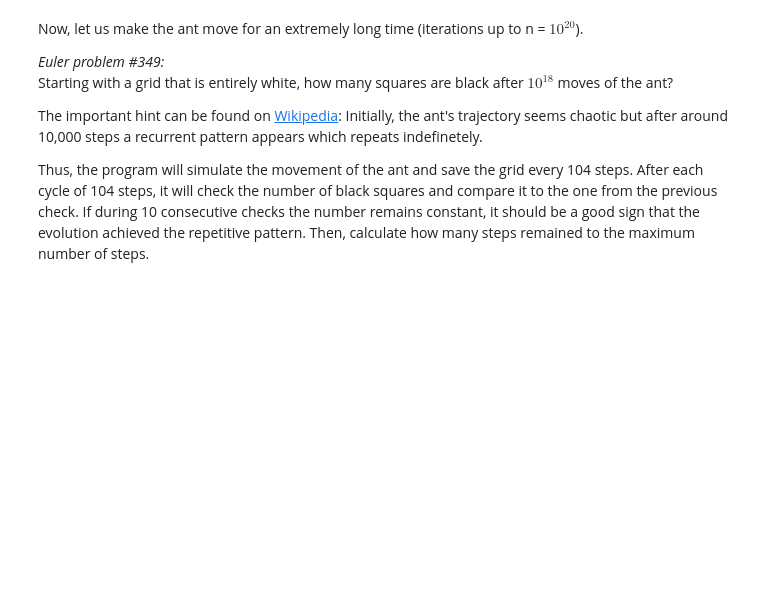
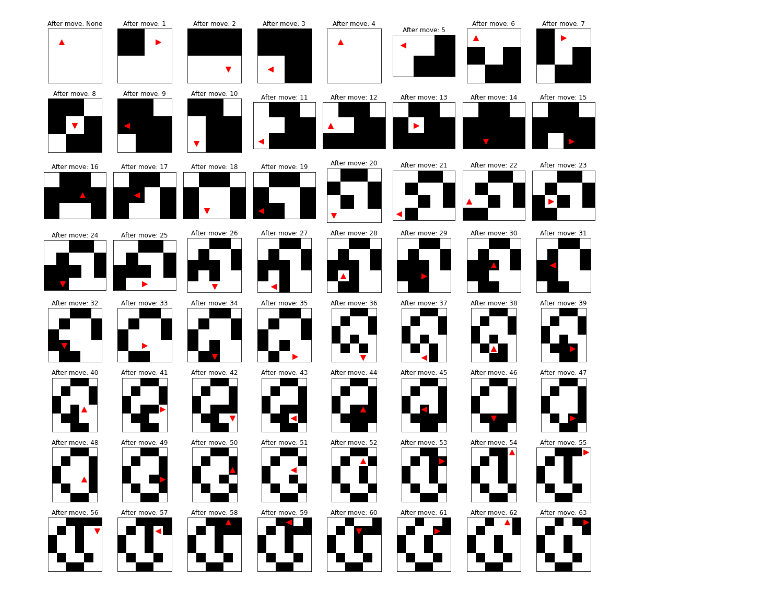
Before and after one commit to m-kosik/langtons-ant, a Jupyter notebook: LangtonsAnt.ipynb, the cells around one changed output. Saved outputs shown, nothing was run; the diff lists cells and outputs as text; code cells hidden in the pictures; blank space fills up the shorter version.

Commit message:
make a square grid to present figures

```diff
--- a/LangtonsAnt.ipynb
+++ b/LangtonsAnt.ipynb
@@ -96,12 +98,0 @@ def plot_board_with_ant(game):
-# %%
-import numpy as np
-import matplotlib.pyplot as plt
-
-iterations = 10
-one_grid = [[0]]
-game = AntGame(one_grid,0,0,'N')
-plot_board_with_ant(game)
-
-for n in range(1,iterations):
-    game.make_one_turn()
-    plot_board_with_ant(game)
@@ -119,10 +99,20 @@ for n in range(1,iterations):
-# %% [markdown]
-Now, let us make the ant move for an extremely long time (iterations up to n = $10^{20}$).
-
-*Euler problem #349:*
-Starting with a grid that is entirely white, how many squares are black after $10^{18}$ moves of the ant?
-
-The important hint can be found on [Wikipedia](https://en.wikipedia.org/wiki/Langton%27s_ant): Initially, the ant's trajectory seems chaotic but after around 10,000 steps a recurrent pattern appears which repeats indefinetely.
-
-Thus, the program will simulate the movement of the ant and save the grid every 104 steps. After each cycle of 104 steps, it will check the number of black squares and compare it to the one from the previous check. If during 10 consecutive checks the number remains constant, it should be a good sign that the evolution achieved the repetitive pattern.
-Then, calculate how many steps remained to the maximum number of steps.
+# %%
+grid_size = 8
+
+iterations = grid_size * grid_size
+one_grid = [[0,0],[0,0]]
+game = AntGame(one_grid,0,0,'N')
+
+ax_list = [(ax_x, ax_y) for ax_x in range(grid_size) for ax_y in range(grid_size)]
+
+fig, ax = plt.subplots(grid_size, grid_size, figsize=(15,15))
+plot_board_with_ant(game, None, 0, 0)
+for n in range(1,iterations):
+    ax_x, ax_y = ax_list[n]
+    game.make_one_turn()
+    plot_board_with_ant(game, n, ax_x, ax_y)
+
+plt.tight_layout()
+plt.show()
+# %% [output]
+[figure, added]
```
Also changed, not shown: parts of 4 cells of this notebook.
